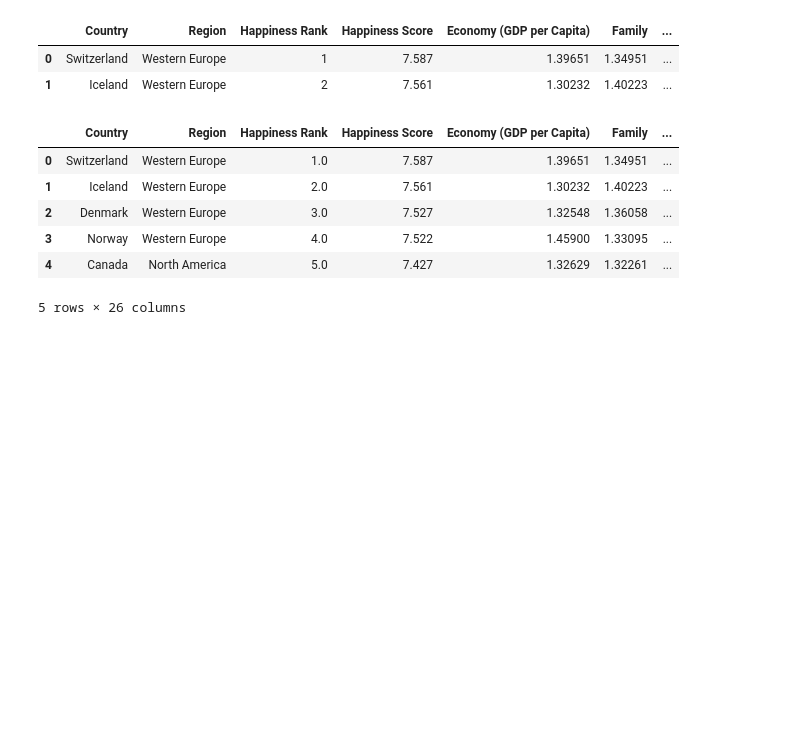
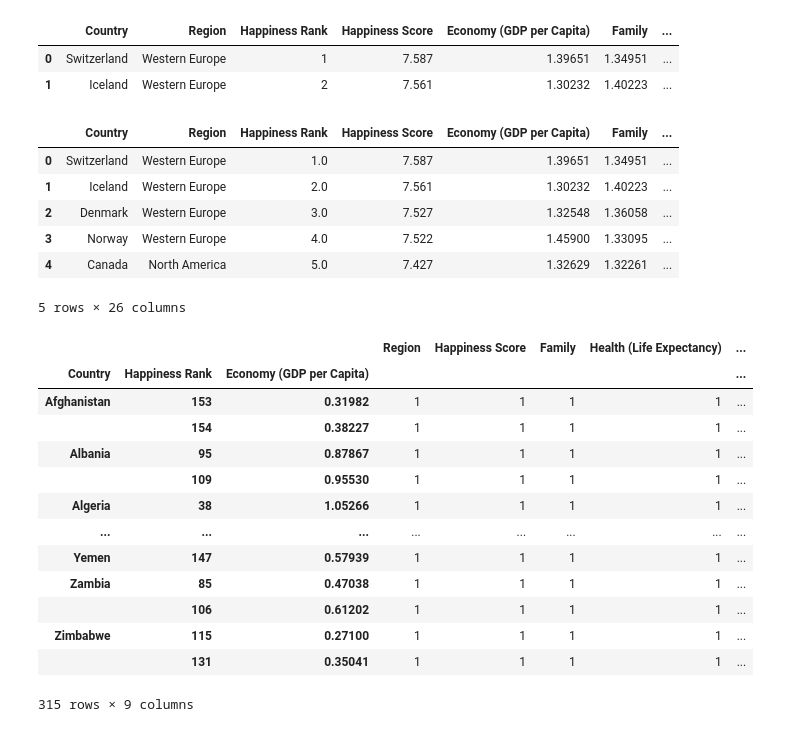
Before and after one commit to aradjabova/world_happiness_analysis, a Jupyter notebook: Notebook_1.ipynb, the cells around one changed output. Cells and saved outputs as stored; diff of their text form; code cells hidden in the pictures; blank space fills up the shorter version.

```diff
--- a/Notebook_1.ipynb
+++ b/Notebook_1.ipynb
@@ -120,3 +120,22 @@ df.head()
 | 3 | Norway | Western Europe | 4.0 | 7.522 | 1.45900 | 1.33095 | ... |
 | 4 | Canada | North America | 5.0 | 7.427 | 1.32629 | 1.32261 | ... |
 5 rows × 26 columns
+# %%
+fifteen_and_sixteen = twenty15.merge(twenty16, how='outer')
+# %%
+fifteen_and_sixteen.groupby(["Country","Happiness Rank", "Economy (GDP per Capita)" ]).count()
+# %% [output]
+|  |  |  | Region | Happiness Score | Family | Health (Life Expectancy) | ... |
+| Country | Happiness Rank | Economy (GDP per Capita) |  |  |  |  | ... |
+| Afghanistan | 153 | 0.31982 | 1 | 1 | 1 | 1 | ... |
+|  | 154 | 0.38227 | 1 | 1 | 1 | 1 | ... |
+| Albania | 95 | 0.87867 | 1 | 1 | 1 | 1 | ... |
+|  | 109 | 0.95530 | 1 | 1 | 1 | 1 | ... |
+| Algeria | 38 | 1.05266 | 1 | 1 | 1 | 1 | ... |
+| ... | ... | ... | ... | ... | ... | ... | ... |
+| Yemen | 147 | 0.57939 | 1 | 1 | 1 | 1 | ... |
+| Zambia | 85 | 0.47038 | 1 | 1 | 1 | 1 | ... |
+|  | 106 | 0.61202 | 1 | 1 | 1 | 1 | ... |
+| Zimbabwe | 115 | 0.27100 | 1 | 1 | 1 | 1 | ... |
+|  | 131 | 0.35041 | 1 | 1 | 1 | 1 | ... |
+315 rows × 9 columns
```
